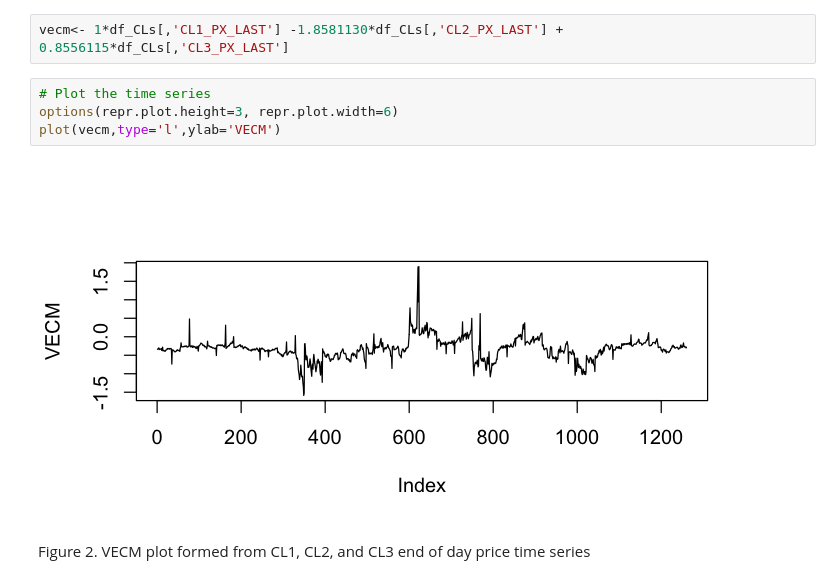
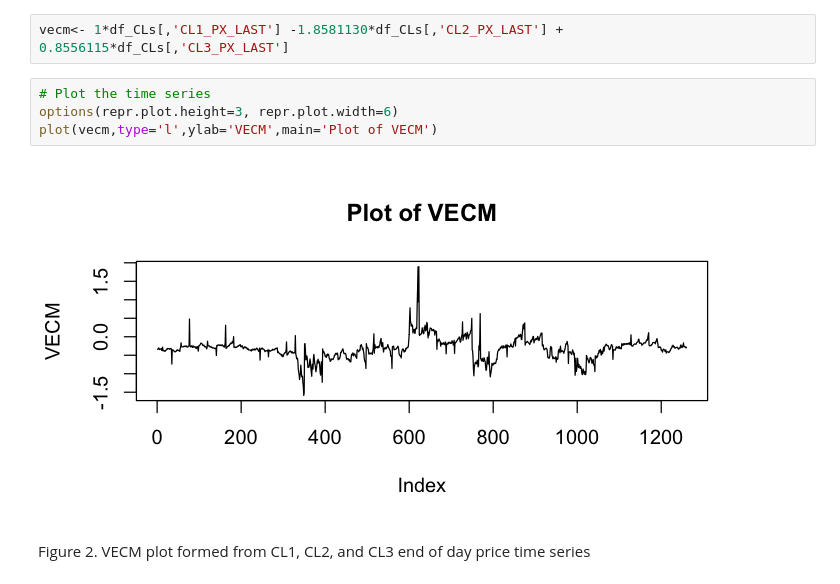
Before and after one commit to noisyoscillator/MTH9893_Time_Series, a Jupyter notebook: HW/HW4/MTH9893_HW4_Group01.ipynb, the cells around one changed output. Saved outputs shown, nothing was run; the diff lists cells and outputs as text.

```diff
--- a/HW/HW4/MTH9893_HW4_Group01.ipynb
+++ b/HW/HW4/MTH9893_HW4_Group01.ipynb
@@ -251,9 +255,9 @@ vecm<- 1*df_CLs[,'CL1_PX_LAST'] -1.8581130*df_CLs[,'CL2_PX_LAST'] +
 # %%
 # Plot the time series
 options(repr.plot.height=3, repr.plot.width=6)
-plot(vecm,type='l',ylab='VECM')
+plot(vecm,type='l',ylab='VECM',main='Plot of VECM')
 # %% [output]
-[figure, old version]
+[figure, new version]
 # %% [markdown]
 Figure 2. VECM plot formed from CL1, CL2, and CL3 end of day price time series
 # %% [markdown]
```
Also changed, not shown: parts of 14 cells of this notebook.
